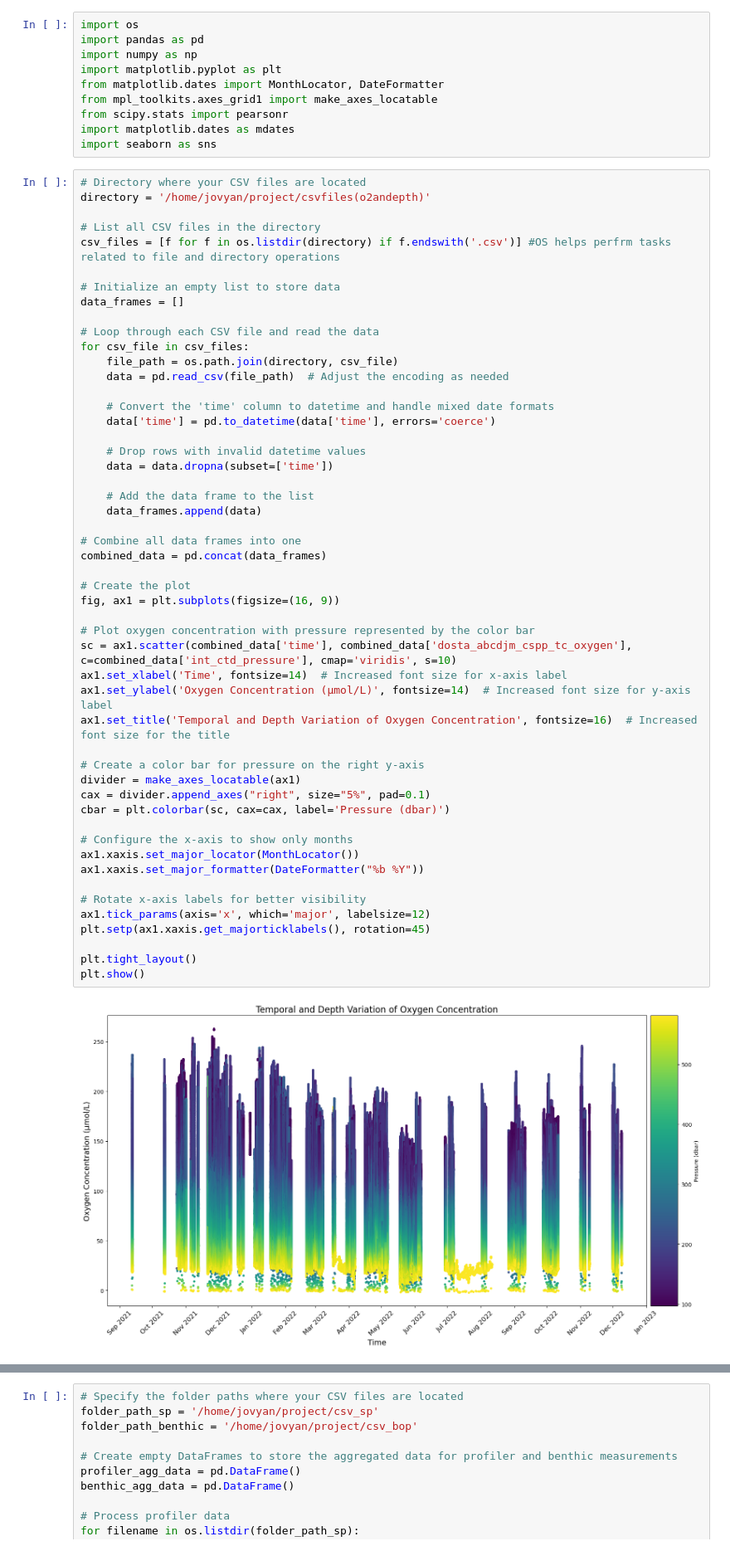
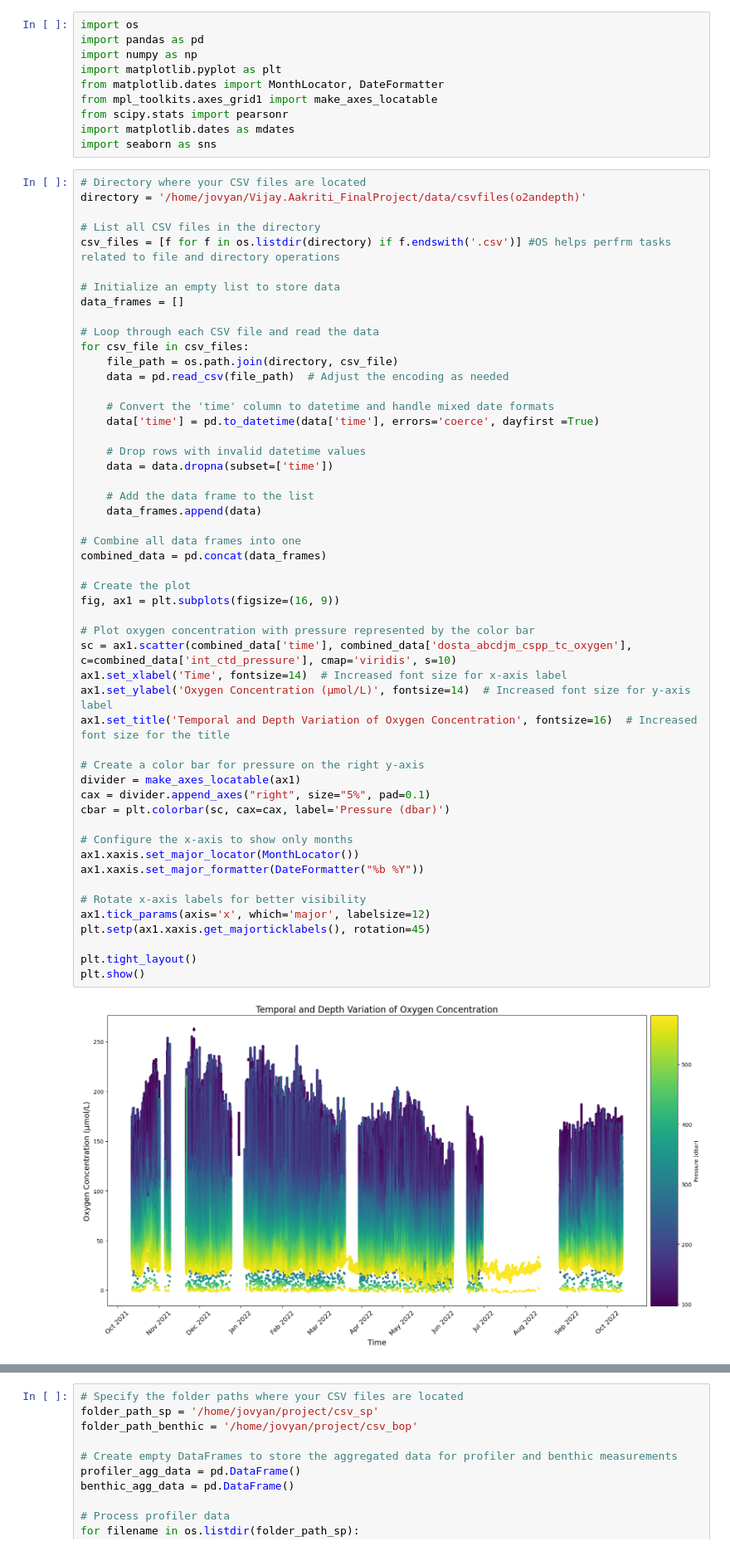
Before and after one commit to aakriti-vijay/Vijay.Aakriti_FinalProject, a Jupyter notebook: figures.ipynb, the cells around one changed output, grey strips where cells are left out. Shown at 83% size. Drawn from its saved outputs; the diff is of its cells as text.

Commit message:
dayfirst edited

```diff
--- a/figures.ipynb
+++ b/figures.ipynb
@@ -10,7 +10,7 @@ import matplotlib.dates as mdates
 import seaborn as sns
 # %%
 # Directory where your CSV files are located
-directory = '/home/jovyan/project/csvfiles(o2andepth)'
+directory = '/home/jovyan/Vijay.Aakriti_FinalProject/data/csvfiles(o2andepth)'
 
 # List all CSV files in the directory
 csv_files = [f for f in os.listdir(directory) if f.endswith('.csv')] #OS helps perfrm tasks related to file and directory operations
@@ -24,7 +24,7 @@ for csv_file in csv_files:
     data = pd.read_csv(file_path)  # Adjust the encoding as needed
 
     # Convert the 'time' column to datetime and handle mixed date formats
-    data['time'] = pd.to_datetime(data['time'], errors='coerce')
+    data['time'] = pd.to_datetime(data['time'], errors='coerce', dayfirst =True)
 
     # Drop rows with invalid datetime values
     data = data.dropna(subset=['time'])
@@ -33,34 +33,34 @@ for csv_file in csv_files:
     data_frames.append(data)
 
 # Combine all data frames into one
 combined_data = pd.concat(data_frames)
 
 # Create the plot
 fig, ax1 = plt.subplots(figsize=(16, 9))
 
 # Plot oxygen concentration with pressure represented by the color bar
 sc = ax1.scatter(combined_data['time'], combined_data['dosta_abcdjm_cspp_tc_oxygen'], c=combined_data['int_ctd_pressure'], cmap='viridis', s=10)
 ax1.set_xlabel('Time', fontsize=14)  # Increased font size for x-axis label
 ax1.set_ylabel('Oxygen Concentration (µmol/L)', fontsize=14)  # Increased font size for y-axis label
 ax1.set_title('Temporal and Depth Variation of Oxygen Concentration', fontsize=16)  # Increased font size for the title
 
 # Create a color bar for pressure on the right y-axis
 divider = make_axes_locatable(ax1)
 cax = divider.append_axes("right", size="5%", pad=0.1)
 cbar = plt.colorbar(sc, cax=cax, label='Pressure (dbar)')
 
 # Configure the x-axis to show only months
 ax1.xaxis.set_major_locator(MonthLocator())
 ax1.xaxis.set_major_formatter(DateFormatter("%b %Y"))
 
 # Rotate x-axis labels for better visibility
 ax1.tick_params(axis='x', which='major', labelsize=12)
 plt.setp(ax1.xaxis.get_majorticklabels(), rotation=45)
 
 plt.tight_layout()
 plt.show()
 # %% [output]
-[figure, old version]
+[figure, new version]
 # %%
 # Load the CSV file into a pandas DataFrame
 df = pd.read_csv('/home/jovyan/project/upwellingvsO2.csv', parse_dates=['time'], dayfirst=True)
```
Also changed, not shown: parts of 2 cells of this notebook.
